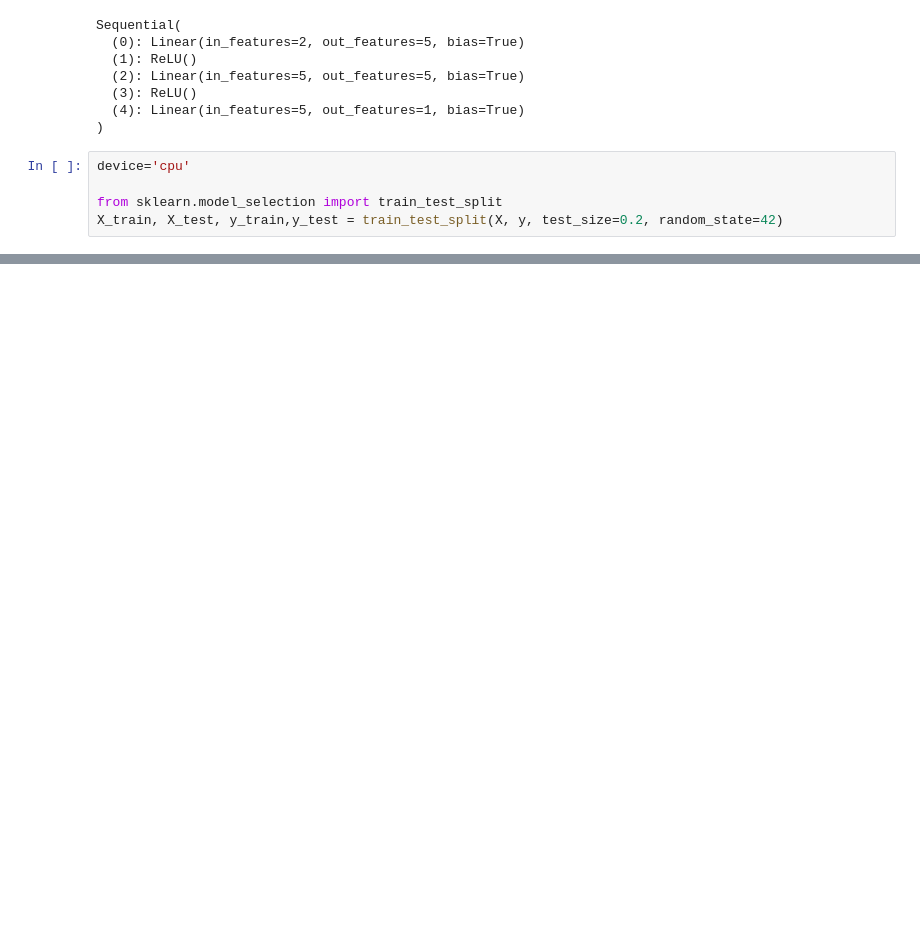
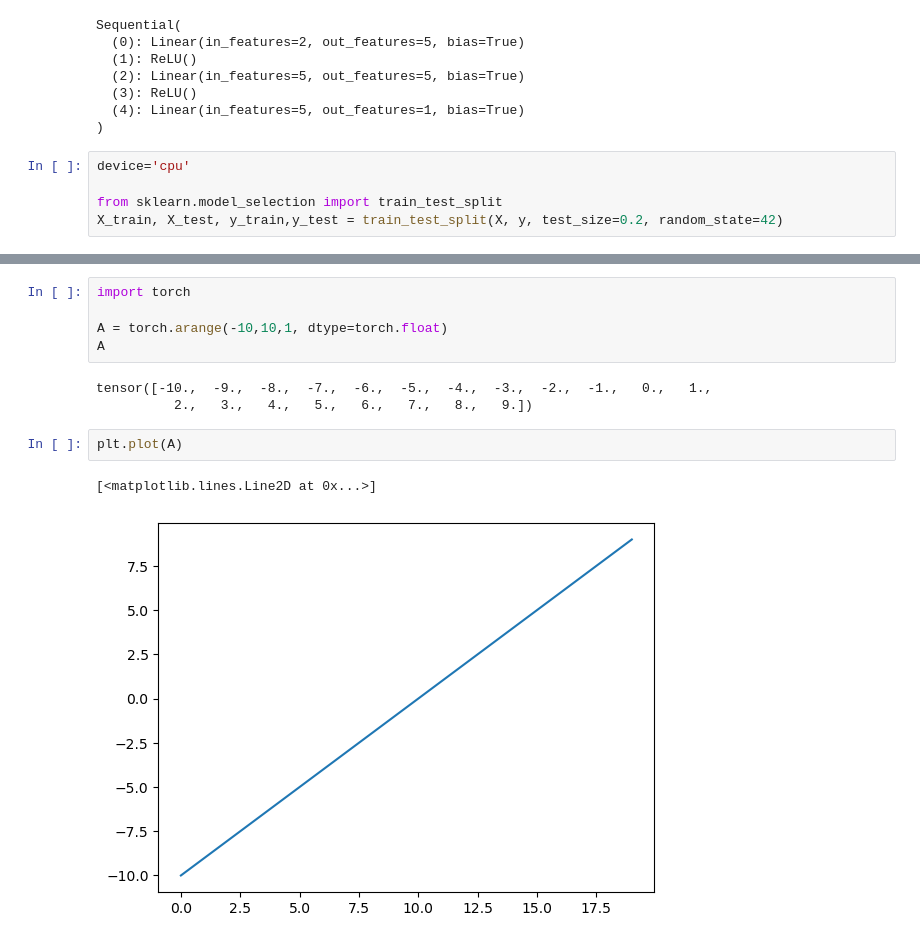
Before and after one commit to ohyesboy/playground, a Jupyter notebook: pytorchNotes.ipynb, the cells around one changed output, grey strips where cells are left out. Saved outputs shown, nothing was run; the diff lists cells and outputs as text; blank space fills up the shorter version.

```diff
--- a/pytorchNotes.ipynb
+++ b/pytorchNotes.ipynb
@@ -103,0 +117,13 @@ Epoch: 1400 | Loss: 0.25646, Accuracy: 99.38% | Test Loss: 0.52371, Test Accurac
+# %%
+import torch
+
+A = torch.arange(-10,10,1, dtype=torch.float)
+A
+# %% [output]
+tensor([-10.,  -9.,  -8.,  -7.,  -6.,  -5.,  -4.,  -3.,  -2.,  -1.,   0.,   1.,
+          2.,   3.,   4.,   5.,   6.,   7.,   8.,   9.])
+# %%
+plt.plot(A)
+# %% [output]
+[<matplotlib.lines.Line2D at 0x...>]
+[figure, added]
```
Also changed, not shown: parts of 14 cells of this notebook.
